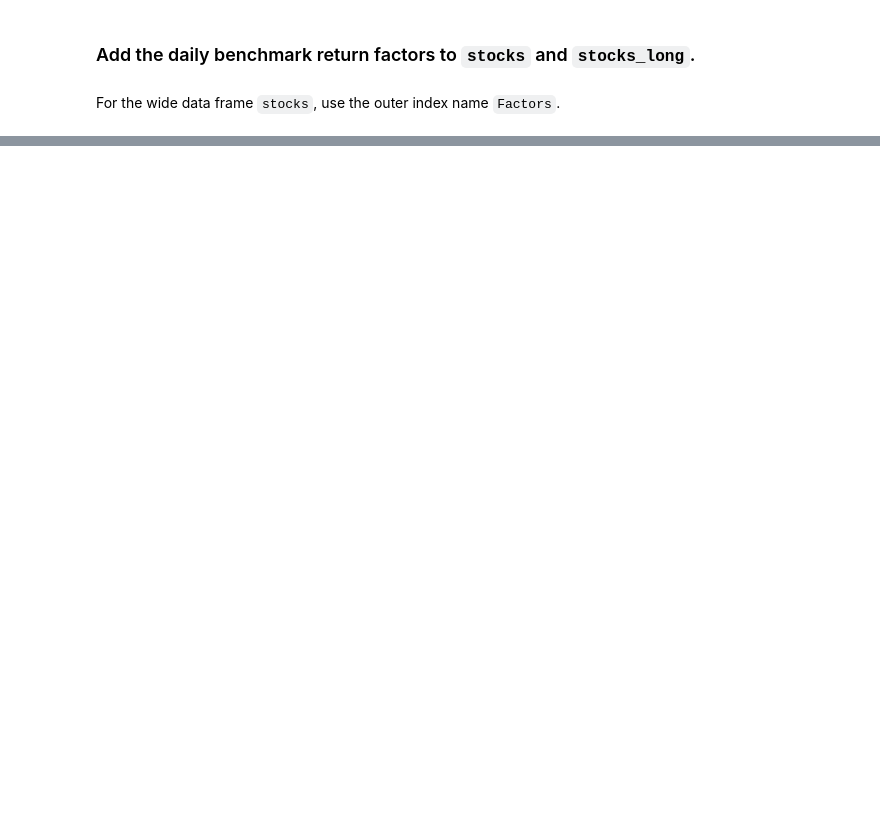
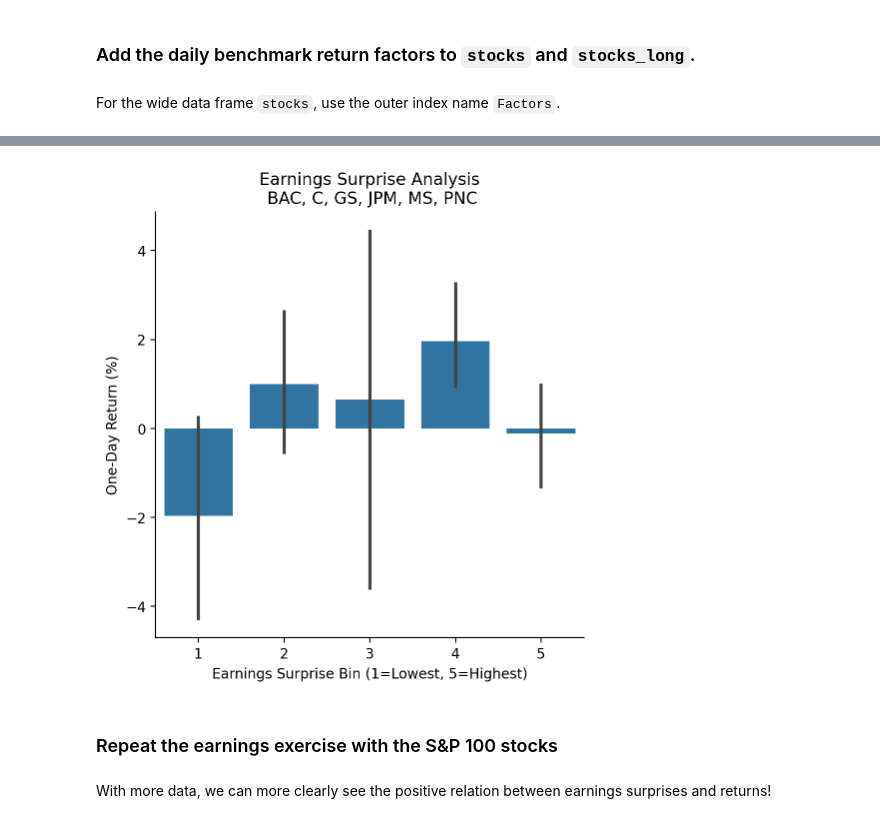
Before and after one commit to richard-herron/fina-6333-2024-spring, a Jupyter notebook: Notebooks/mckinney_08_practice_03.ipynb, the cells around one changed output, grey strips where cells are left out. Saved outputs shown, nothing was run; the diff lists cells and outputs as text; code cells hidden in the pictures; blank space fills up the shorter version.

```diff
--- a/Notebooks/mckinney_08_practice_03.ipynb
+++ b/Notebooks/mckinney_08_practice_03.ipynb
@@ -89,0 +368,25 @@ The current version of `yf.download()` does not accept a `session=` argument.
+# %%
+sns.catplot(
+    data=(
+        surprises[['Surprise(%)', 'Returns']]
+        .dropna()
+        .mul(100)
+        .assign(
+            surprise_bin=lambda x: pd.qcut(x['Surprise(%)'], q=5, labels=False)+1
+        )
+    ),
+    x='surprise_bin',
+    y='Returns',
+    kind='bar'
+)
+
+plt.xlabel('Earnings Surprise Bin (1=Lowest, 5=Highest)')
+plt.ylabel('One-Day Return (%)')
+plt.title(f'Earnings Surprise Analysis\n {', '.join(tickers.tickers)}')
+plt.show()
+# %% [output]
+[figure, added]
+# %% [markdown]
+### Repeat the earnings exercise with the S&P 100 stocks
+# %% [markdown]
+With more data, we can more clearly see the positive relation between earnings surprises and returns!
```
Also changed, not shown: parts of 65 cells of this notebook, 5 other files.
